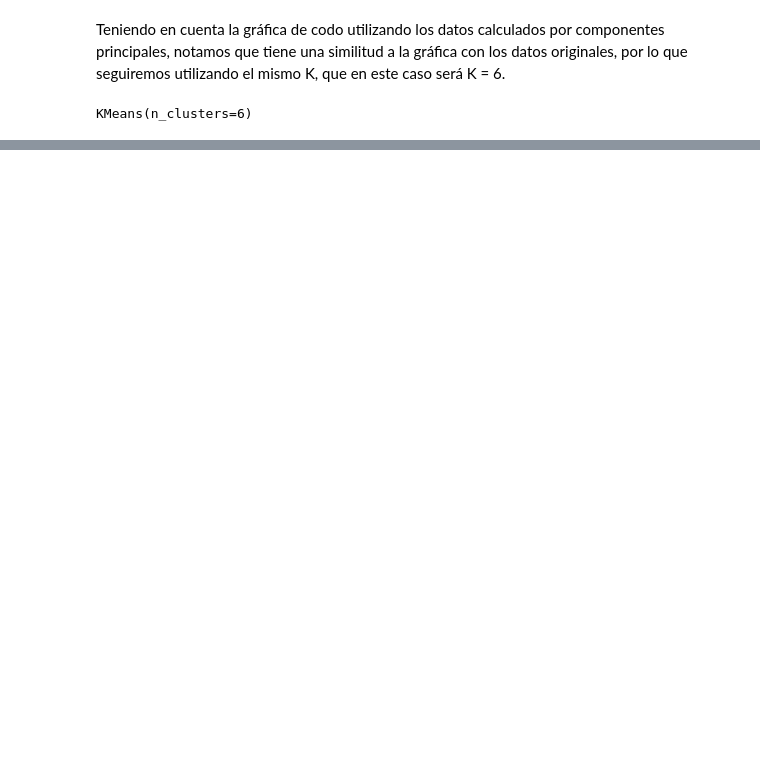
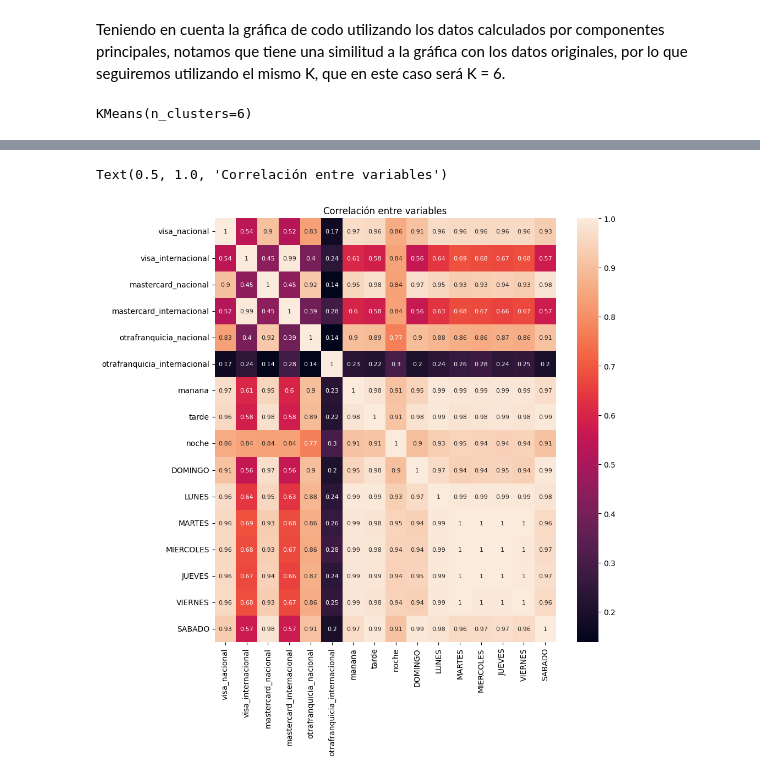
Before and after one commit to Hernancm3/Fintech_and_Machine_Learning, a Jupyter notebook: Caso1/CASO_INFOBANCA.ipynb, the cells around one changed output, grey strips where cells are left out. Drawn from its saved outputs; the diff is of its cells as text; code cells hidden in the pictures; blank space fills up the shorter version.

```diff
--- a/Caso1/CASO_INFOBANCA.ipynb
+++ b/Caso1/CASO_INFOBANCA.ipynb
@@ -315,0 +370,8 @@ Por esto, aprobamos el modelo de clustering con k-medias y puede ser usado para
+# %%
+plt.figure(figsize=(10, 10))
+sns.heatmap(df_clusters_original.drop('Cluster', axis=1).corr(),annot = True,
+            annot_kws = {'size': 8})
+plt.title("Correlación entre variables")
+# %% [output]
+Text(0.5, 1.0, 'Correlación entre variables')
+[figure, added]
```
Also changed, not shown: parts of 39 cells of this notebook, 13 other files.
